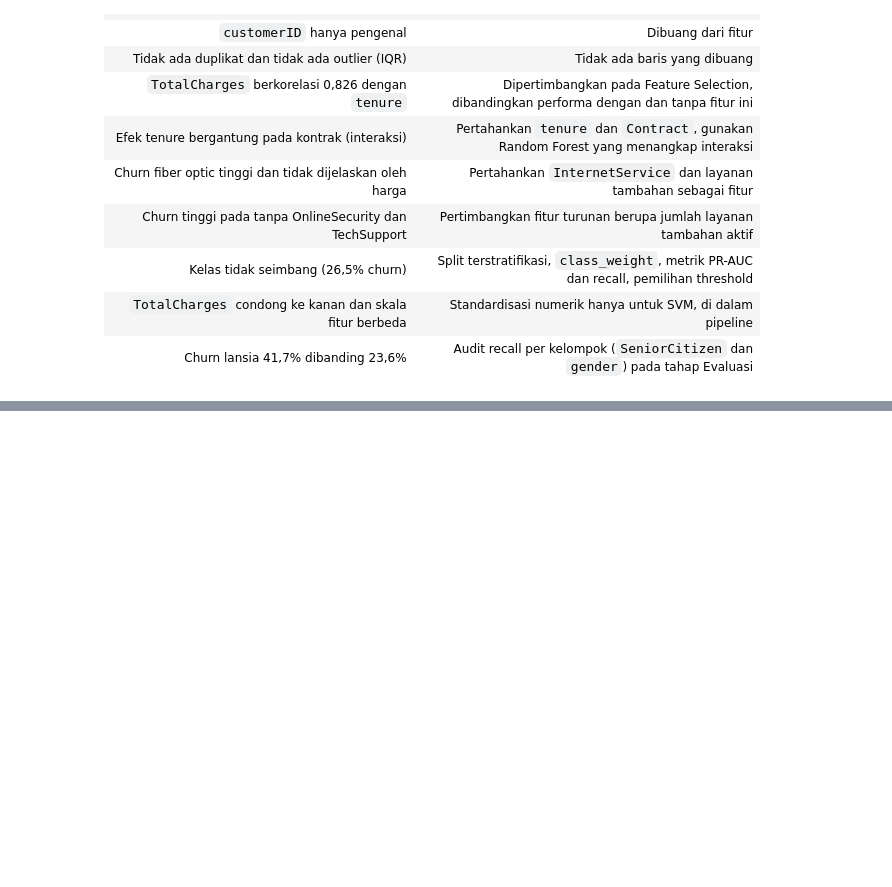
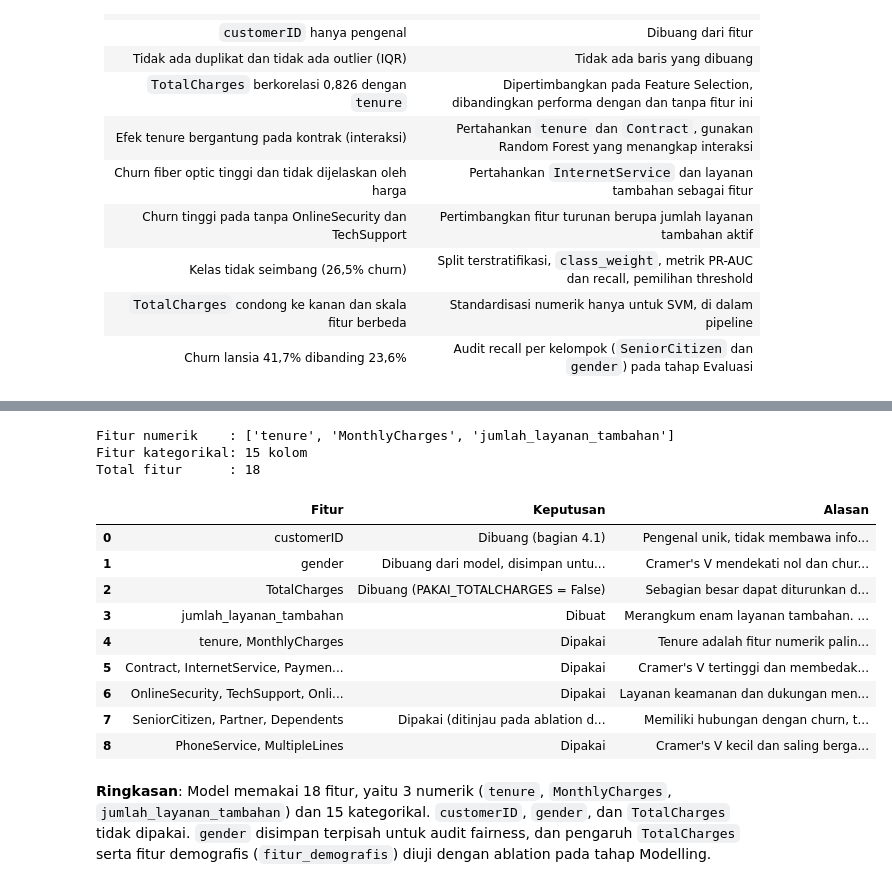
Before and after one commit to Cecarrr/21_IF-B_Pemuja-Kerang-Ajaib, a Jupyter notebook: notebooks/Insight-EDA.ipynb, the cells around one changed output, grey strips where cells are left out. Saved outputs shown, nothing was run; the diff lists cells and outputs as text; code cells hidden in the pictures; blank space fills up the shorter version.

Commit message:
Penyelesaian tahap 1: Preprocessing, Feature Engineering

```diff
--- a/notebooks/Insight-EDA.ipynb
+++ b/notebooks/Insight-EDA.ipynb
@@ -640,0 +798,18 @@ Porsi seluruh churner yang ada di segmen : 42.2% (789 dari 1,869)
+# %%
+def tambah_fitur(d):
+    d = d.copy()
+    d['jumlah_layanan_tambahan'] = (d[kolom_layanan_tambahan] == 'Yes').sum(axis=1)
+    return d
+
+train_df = tambah_fitur(train_df)
+test_df = tambah_fitur(test_df)
+
+X_r = train_df[['tenure', 'MonthlyCharges']].to_numpy()
+y_r = train_df['TotalCharges'].to_numpy()
+A_mat = np.column_stack([np.ones(len(X_r)), X_r])
+koef, *_ = np.linalg.lstsq(A_mat, y_r, rcond=None)
+r2 = 1 - ((y_r - A_mat @ koef) ** 2).sum() / ((y_r - y_r.mean()) ** 2).sum()
+korelasi_hasil_kali = np.corrcoef(y_r, train_df['tenure'] * train_df['MonthlyCharges'])[0, 1]
+
+print(f'R2 TotalCharges ~ tenure + MonthlyCharges      : {r2:.3f}')
+print(f'Korelasi TotalCharges dengan tenure x Monthly  : {korelasi_hasil_kali:.3f}')
@@ -640,0 +891,61 @@ Porsi seluruh churner yang ada di segmen : 42.2% (789 dari 1,869)
+# %%
+PAKAI_TOTALCHARGES = False
+
+kolom_numerik = ['tenure', 'MonthlyCharges', 'jumlah_layanan_tambahan']
+if PAKAI_TOTALCHARGES:
+    kolom_numerik.append('TotalCharges')
+
+kolom_kategorikal = (['SeniorCitizen', 'Partner', 'Dependents', 'PhoneService', 'MultipleLines',
+                      'InternetService'] + kolom_layanan_tambahan +
+                     ['Contract', 'PaperlessBilling', 'PaymentMethod'])
+
+fitur_final = kolom_numerik + kolom_kategorikal
+fitur_demografis = ['SeniorCitizen', 'Partner', 'Dependents']   # untuk ablation pada Modelling
+
+atribut_audit_train = train_df[['gender', 'SeniorCitizen']].copy()
+atribut_audit_test = test_df[['gender', 'SeniorCitizen']].copy()
+
+# setiap kolom harus punya keputusan
+dibuang = ['gender'] + ([] if PAKAI_TOTALCHARGES else ['TotalCharges'])
+assert set(fitur_final) | set(dibuang) | {TARGET} == set(train_df.columns)
+assert len(fitur_final) == len(set(fitur_final))
+print('Fitur numerik    :', kolom_numerik)
+print('Fitur kategorikal:', len(kolom_kategorikal), 'kolom')
+print('Total fitur      :', len(fitur_final))
+
+tabel_fitur = pd.DataFrame([
+    ('customerID', 'Dibuang (bagian 4.1)', 'Pengenal unik, tidak membawa informasi perilaku pelanggan'),
+    ('gender', 'Dibuang dari model, disimpan untuk audit',
+     "Cramer's V mendekati nol dan churn kedua kelompok hampir sama. Atribut sensitif, tetap dipakai pada audit fairness"),
+    ('TotalCharges', 'Dibuang (PAKAI_TOTALCHARGES = False)',
+     'Sebagian besar dapat diturunkan dari tenure dan MonthlyCharges. Dibandingkan dengan dan tanpa fitur ini pada Modelling'),
+    ('jumlah_layanan_tambahan', 'Dibuat',
+     'Merangkum enam layanan tambahan. Churn turun konsisten seiring jumlah layanan pada pelanggan berinternet'),
+    ('tenure, MonthlyCharges', 'Dipakai',
+     'Tenure adalah fitur numerik paling berkaitan dengan churn dan MonthlyCharges terkait jenis layanan'),
+    ('Contract, InternetService, PaymentMethod, PaperlessBilling', 'Dipakai',
+     "Cramer's V tertinggi dan membedakan segmen berisiko tinggi pada EDA"),
+    ('OnlineSecurity, TechSupport, OnlineBackup, DeviceProtection, StreamingTV, StreamingMovies', 'Dipakai',
+     'Layanan keamanan dan dukungan menurunkan churn. Fitur tersisa dipertahankan agar model dapat menilai kontribusinya'),
+    ('SeniorCitizen, Partner, Dependents', 'Dipakai (ditinjau pada ablation dan audit fairness)',
+     'Memiliki hubungan dengan churn, tetapi bersifat demografis sehingga dibandingkan dengan dan tanpa fitur ini'),
+    ('PhoneService, MultipleLines', 'Dipakai',
+     "Cramer's V kecil dan saling bergantung secara struktural. Dipertahankan agar seleksi tidak berlebihan, ditinjau lewat importance"),
+], columns=['Fitur', 'Keputusan', 'Alasan'])
+display(tabel_fitur)
+# %% [output]
+Fitur numerik    : ['tenure', 'MonthlyCharges', 'jumlah_layanan_tambahan']
+Fitur kategorikal: 15 kolom
+Total fitur      : 18
+|  | Fitur | Keputusan | Alasan |
+| 0 | customerID | Dibuang (bagian 4.1) | Pengenal unik, tidak membawa info... |
+| 1 | gender | Dibuang dari model, disimpan untu... | Cramer's V mendekati nol dan chur... |
+| 2 | TotalCharges | Dibuang (PAKAI_TOTALCHARGES = False) | Sebagian besar dapat diturunkan d... |
+| 3 | jumlah_layanan_tambahan | Dibuat | Merangkum enam layanan tambahan. ... |
+| 4 | tenure, MonthlyCharges | Dipakai | Tenure adalah fitur numerik palin... |
+| 5 | Contract, InternetService, Paymen... | Dipakai | Cramer's V tertinggi dan membedak... |
+| 6 | OnlineSecurity, TechSupport, Onli... | Dipakai | Layanan keamanan dan dukungan men... |
+| 7 | SeniorCitizen, Partner, Dependents | Dipakai (ditinjau pada ablation d... | Memiliki hubungan dengan churn, t... |
+| 8 | PhoneService, MultipleLines | Dipakai | Cramer's V kecil dan saling berga... |
+# %% [markdown]
+**Ringkasan**: Model memakai 18 fitur, yaitu 3 numerik (`tenure`, `MonthlyCharges`, `jumlah_layanan_tambahan`) dan 15 kategorikal. `customerID`, `gender`, dan `TotalCharges` tidak dipakai. `gender` disimpan terpisah untuk audit fairness, dan pengaruh `TotalCharges` serta fitur demografis (`fitur_demografis`) diuji dengan ablation pada tahap Modelling.
```
Also changed, not shown: parts of 22 cells of this notebook, 2 other files.
